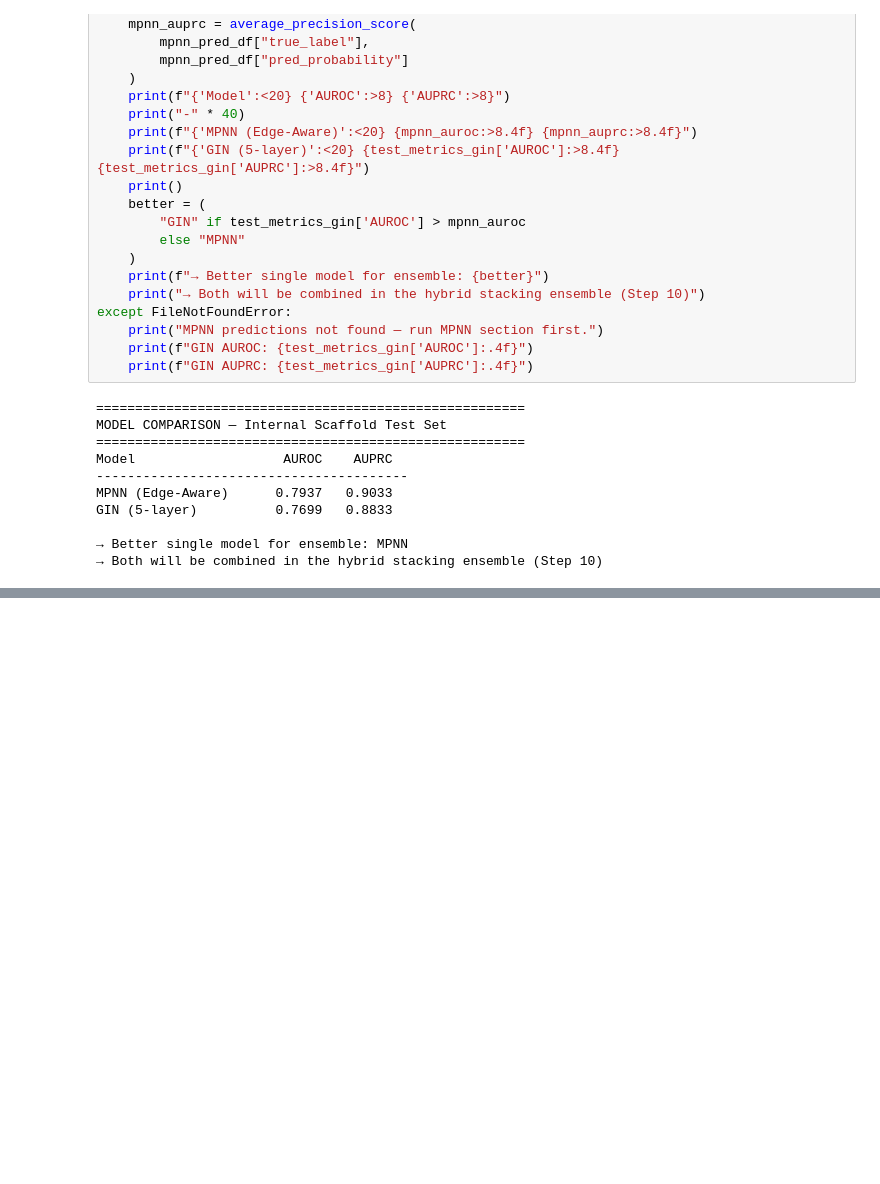
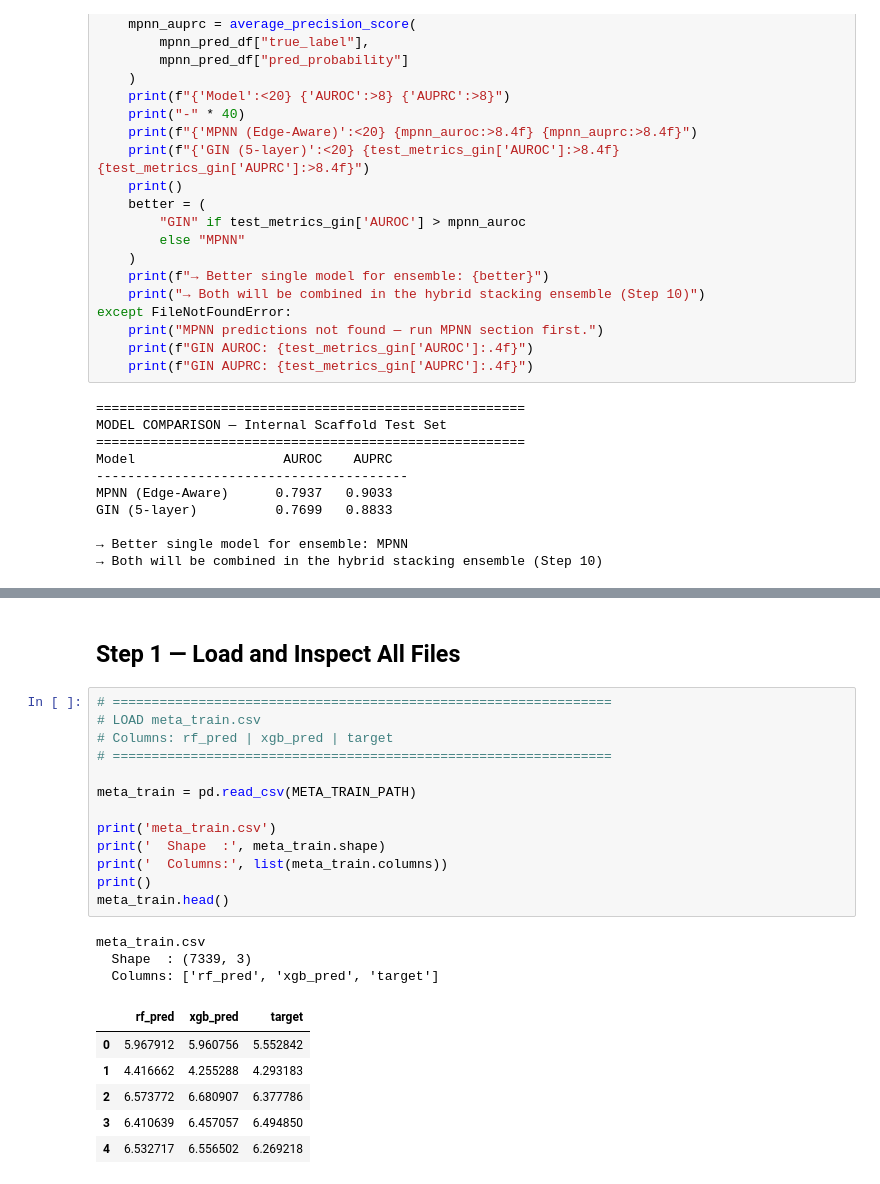
Before and after one commit to adwaiths05/end-to-end-ai-assisted-drug-discovery-workflow, a Jupyter notebook: drug-design-project.ipynb, the cells around one changed output, grey strips where cells are left out. Cells and saved outputs as stored; diff of their text form; blank space fills up the shorter version.

```diff
--- a/drug-design-project.ipynb
+++ b/drug-design-project.ipynb
@@ -3246,0 +3316,25 @@ GIN (5-layer)          0.7699   0.8833
+# %% [markdown]
+## Step 1 — Load and Inspect All Files
+# %%
+# ================================================================
+# LOAD meta_train.csv
+# Columns: rf_pred | xgb_pred | target
+# ================================================================
+
+meta_train = pd.read_csv(META_TRAIN_PATH)
+
+print('meta_train.csv')
+print('  Shape  :', meta_train.shape)
+print('  Columns:', list(meta_train.columns))
+print()
+meta_train.head()
+# %% [output]
+meta_train.csv
+  Shape  : (7339, 3)
+  Columns: ['rf_pred', 'xgb_pred', 'target']
+|  | rf_pred | xgb_pred | target |
+| 0 | 5.967912 | 5.960756 | 5.552842 |
+| 1 | 4.416662 | 4.255288 | 4.293183 |
+| 2 | 6.573772 | 6.680907 | 6.377786 |
+| 3 | 6.410639 | 6.457057 | 6.494850 |
+| 4 | 6.532717 | 6.556502 | 6.269218 |
```
Also changed, not shown: parts of 26 cells of this notebook.
